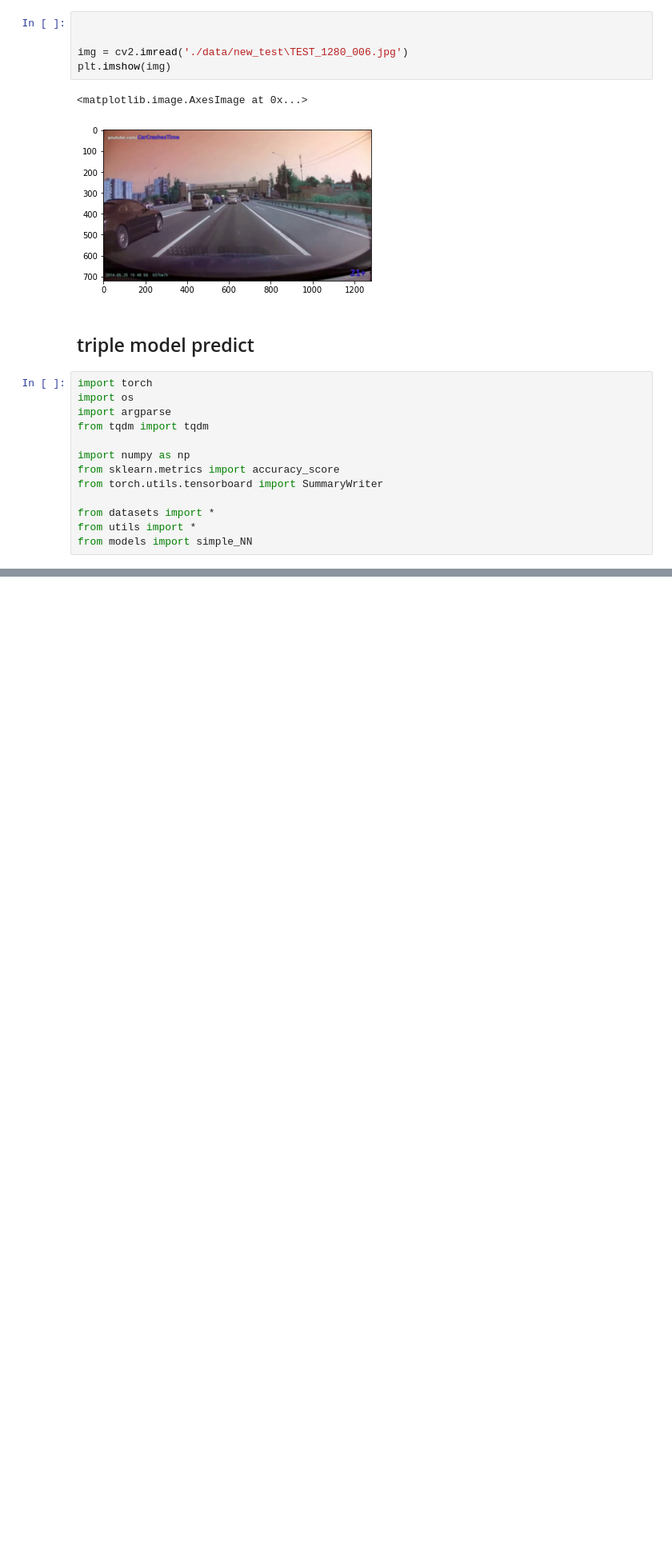
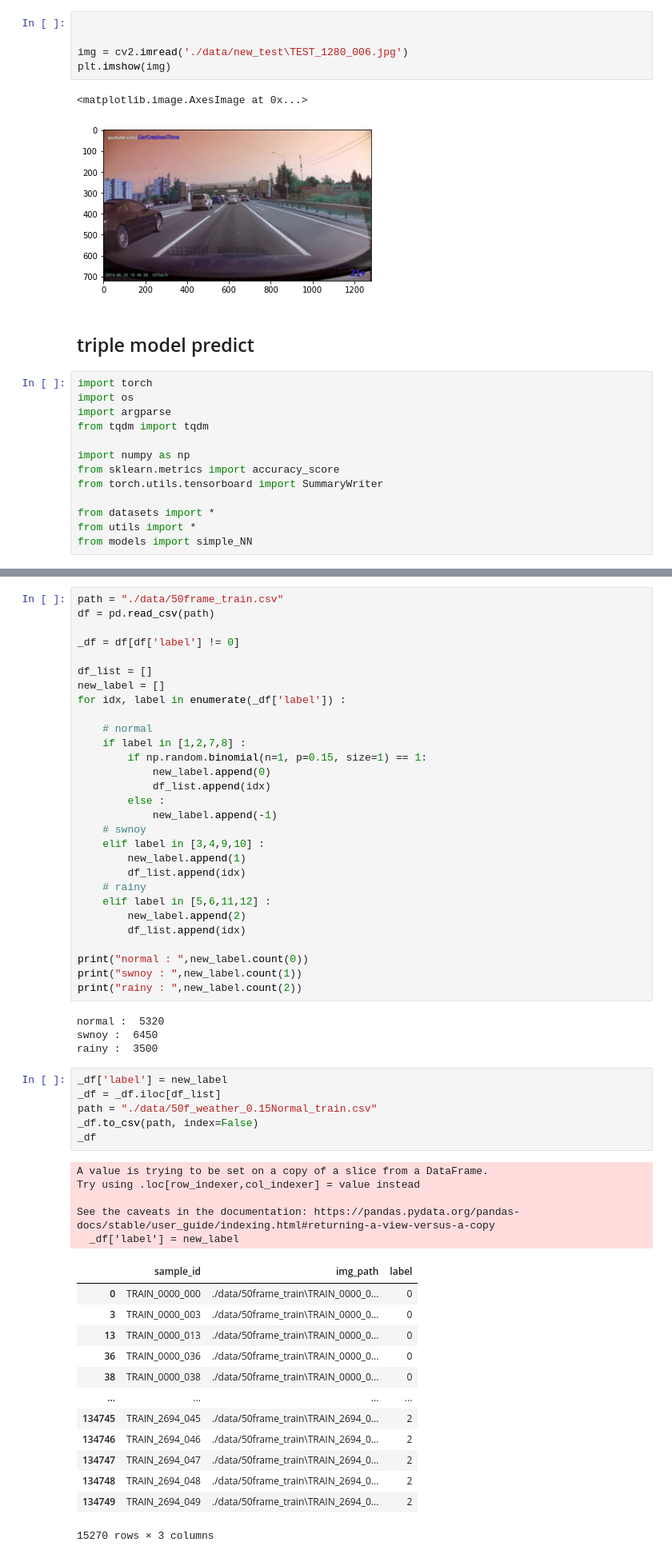
Before and after one commit to quhb2455/toy, a Jupyter notebook: car_crash_analyze/code_test.ipynb, the cells around one changed output, grey strips where cells are left out. Shown at 80% size. Drawn from its saved outputs; the diff is of its cells as text; blank space fills up the shorter version.

Commit message:
TRAIN EACH model

```diff
--- a/car_crash_analyze/code_test.ipynb
+++ b/car_crash_analyze/code_test.ipynb
@@ -432,0 +524,58 @@ KeyboardInterrupt:
+# %%
+path = "./data/50frame_train.csv"
+df = pd.read_csv(path)
+
+_df = df[df['label'] != 0]
+
+df_list = []
+new_label = []
+for idx, label in enumerate(_df['label']) :
+
+    # normal
+    if label in [1,2,7,8] :
+        if np.random.binomial(n=1, p=0.15, size=1) == 1:
+            new_label.append(0)
+            df_list.append(idx)
+        else :
+            new_label.append(-1)
+    # swnoy
+    elif label in [3,4,9,10] :
+        new_label.append(1)
+        df_list.append(idx)
+    # rainy
+    elif label in [5,6,11,12] :
+        new_label.append(2)
+        df_list.append(idx)
+
+print("normal : ",new_label.count(0))
+print("swnoy : ",new_label.count(1))
+print("rainy : ",new_label.count(2))
+# %% [output]
+normal :  5320
+swnoy :  6450
+rainy :  3500
+# %%
+_df['label'] = new_label
+_df = _df.iloc[df_list]
+path = "./data/50f_weather_0.15Normal_train.csv"
+_df.to_csv(path, index=False)
+_df
+# %% [output]
+A value is trying to be set on a copy of a slice from a DataFrame.
+Try using .loc[row_indexer,col_indexer] = value instead
+
+See the caveats in the documentation: https://pandas.pydata.org/pandas-docs/stable/user_guide/indexing.html#returning-a-view-versus-a-copy
+  _df['label'] = new_label
+|  | sample_id | img_path | label |
+| 0 | TRAIN_0000_000 | ./data/50frame_train\TRAIN_0000_0... | 0 |
+| 3 | TRAIN_0000_003 | ./data/50frame_train\TRAIN_0000_0... | 0 |
+| 13 | TRAIN_0000_013 | ./data/50frame_train\TRAIN_0000_0... | 0 |
+| 36 | TRAIN_0000_036 | ./data/50frame_train\TRAIN_0000_0... | 0 |
+| 38 | TRAIN_0000_038 | ./data/50frame_train\TRAIN_0000_0... | 0 |
+| ... | ... | ... | ... |
+| 134745 | TRAIN_2694_045 | ./data/50frame_train\TRAIN_2694_0... | 2 |
+| 134746 | TRAIN_2694_046 | ./data/50frame_train\TRAIN_2694_0... | 2 |
+| 134747 | TRAIN_2694_047 | ./data/50frame_train\TRAIN_2694_0... | 2 |
+| 134748 | TRAIN_2694_048 | ./data/50frame_train\TRAIN_2694_0... | 2 |
+| 134749 | TRAIN_2694_049 | ./data/50frame_train\TRAIN_2694_0... | 2 |
+15270 rows × 3 columns
```
Also changed, not shown: parts of 19 cells of this notebook, 6 other files.
